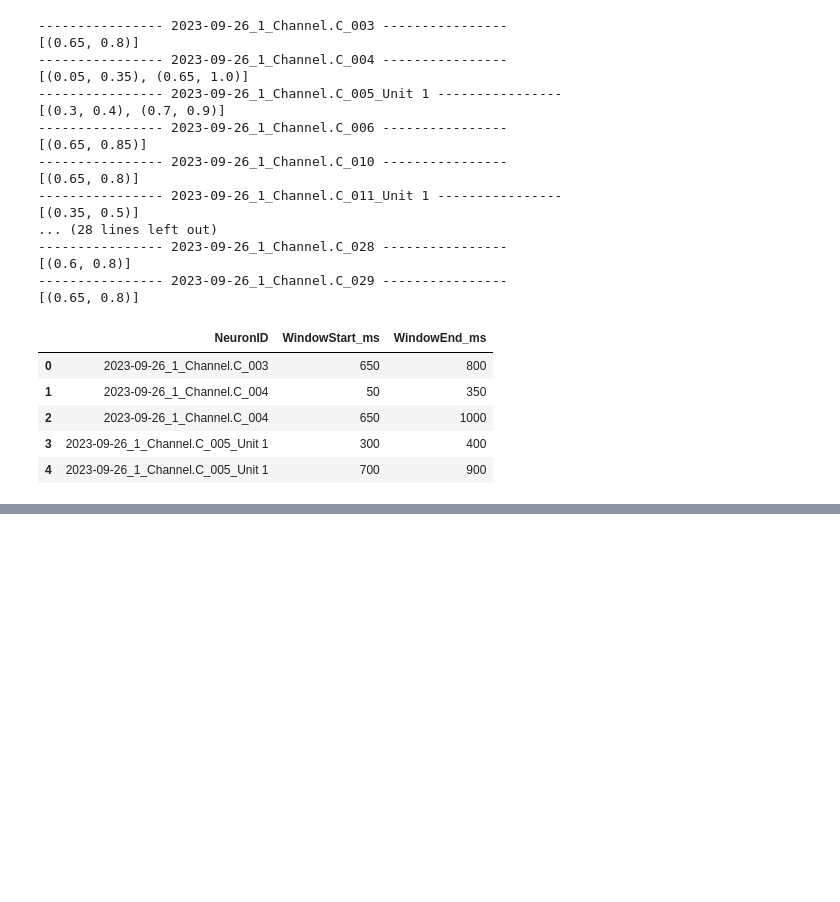
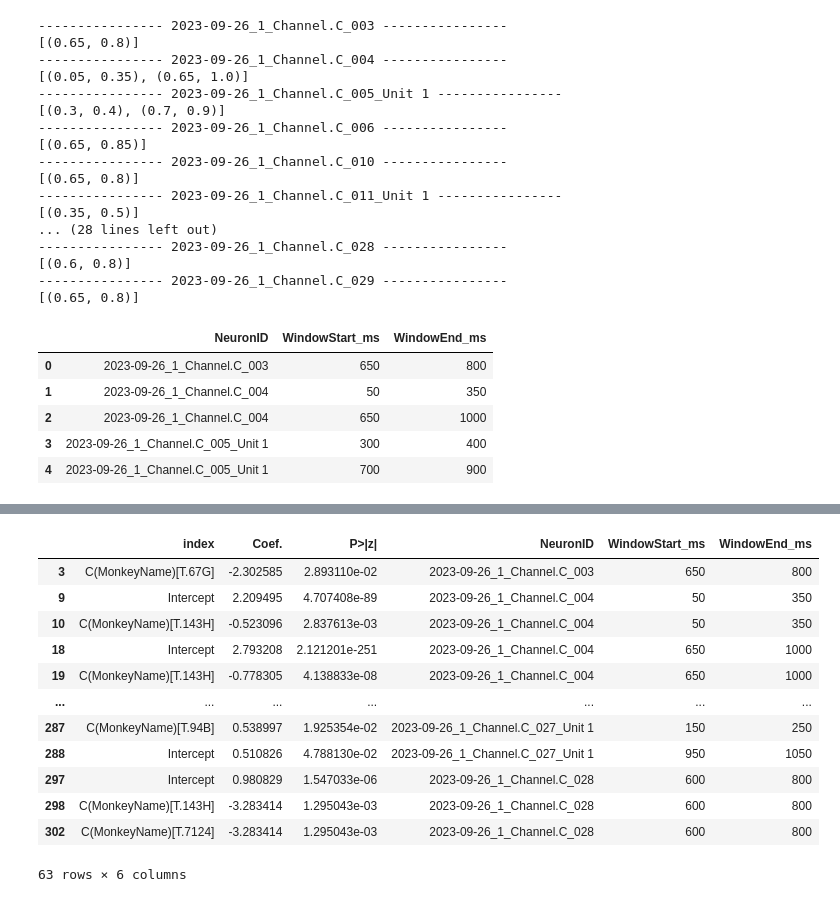
Before and after one commit to EdConnorLab/Julie, a Jupyter notebook: notebooks/response_window.ipynb, the cells around one changed output, grey strips where cells are left out. Drawn from its saved outputs; the diff is of its cells as text; code cells hidden in the pictures; blank space fills up the shorter version.

```diff
--- a/notebooks/response_window.ipynb
+++ b/notebooks/response_window.ipynb
@@ -153,11 +142,0 @@ final_df
-# %%
-zombies_df = final_df[final_df['MonkeyGroup'] == 'Zombies']
-run_permutation_anova_by_window(zombies_df,
-                                    category_col='MonkeyName',
-                                    neuron_col='NeuronID',
-                                    count_col='SpikeCount',
-                                    window_start_col='WindowStart_ms',
-                                    window_end_col='WindowEnd_ms',
-                                    n_permutations=1000,
-                                    alpha=0.05,
-                                    plot=True)
@@ -198,0 +143,3 @@ All Results:
+# %%
+window_glm_results = run_glm_by_window(zombies_df, formula = "SpikeCount ~ C(MonkeyName)")
+print(window_glm_results.head())
@@ -198,0 +167,24 @@ All Results:
+# %%
+from analyses.response_window_analysis import get_significant_windows, correct_glm_by_window_pvalues
+
+# 2. Find significant windows (raw p < 0.05)
+significant_windows = get_significant_windows(window_glm_results)
+
+# 3. Correct for multiple comparisons across neurons
+corrected_neuron_summary = correct_glm_by_window_pvalues(window_glm_results)
+# %%
+significant_windows[['index', 'Coef.', 'P>|z|','NeuronID', 'WindowStart_ms', 'WindowEnd_ms' ]]
+# %% [output]
+|  | index | Coef. | P>|z| | NeuronID | WindowStart_ms | WindowEnd_ms |
+| 3 | C(MonkeyName)[T.67G] | -2.302585 | 2.893110e-02 | 2023-09-26_1_Channel.C_003 | 650 | 800 |
+| 9 | Intercept | 2.209495 | 4.707408e-89 | 2023-09-26_1_Channel.C_004 | 50 | 350 |
+| 10 | C(MonkeyName)[T.143H] | -0.523096 | 2.837613e-03 | 2023-09-26_1_Channel.C_004 | 50 | 350 |
+| 18 | Intercept | 2.793208 | 2.121201e-251 | 2023-09-26_1_Channel.C_004 | 650 | 1000 |
+| 19 | C(MonkeyName)[T.143H] | -0.778305 | 4.138833e-08 | 2023-09-26_1_Channel.C_004 | 650 | 1000 |
+| ... | ... | ... | ... | ... | ... | ... |
+| 287 | C(MonkeyName)[T.94B] | 0.538997 | 1.925354e-02 | 2023-09-26_1_Channel.C_027_Unit 1 | 150 | 250 |
+| 288 | Intercept | 0.510826 | 4.788130e-02 | 2023-09-26_1_Channel.C_027_Unit 1 | 950 | 1050 |
+| 297 | Intercept | 0.980829 | 1.547033e-06 | 2023-09-26_1_Channel.C_028 | 600 | 800 |
+| 298 | C(MonkeyName)[T.143H] | -3.283414 | 1.295043e-03 | 2023-09-26_1_Channel.C_028 | 600 | 800 |
+| 302 | C(MonkeyName)[T.7124] | -3.283414 | 1.295043e-03 | 2023-09-26_1_Channel.C_028 | 600 | 800 |
+63 rows × 6 columns
```
Also changed, not shown: parts of 5 cells of this notebook.
